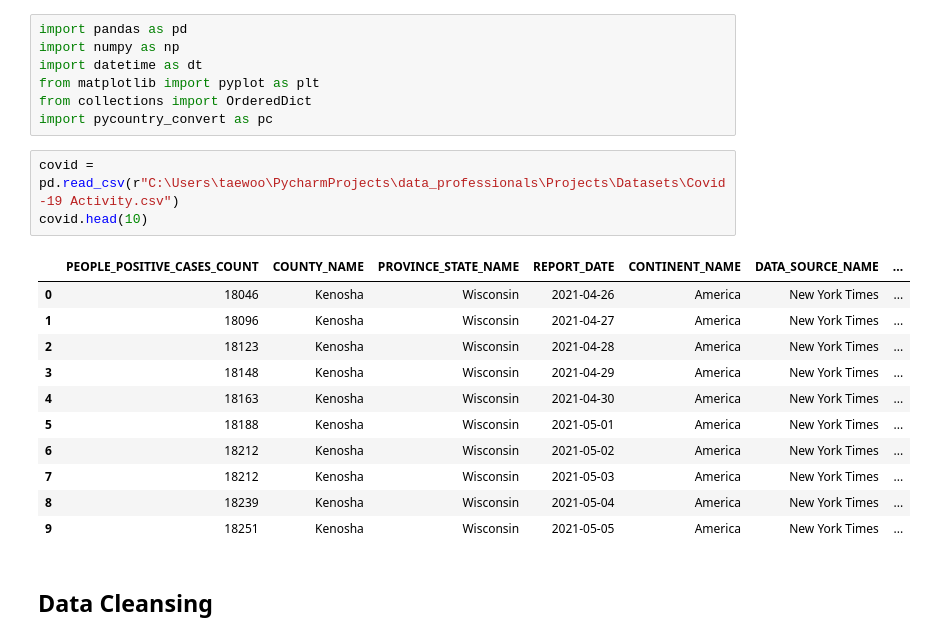
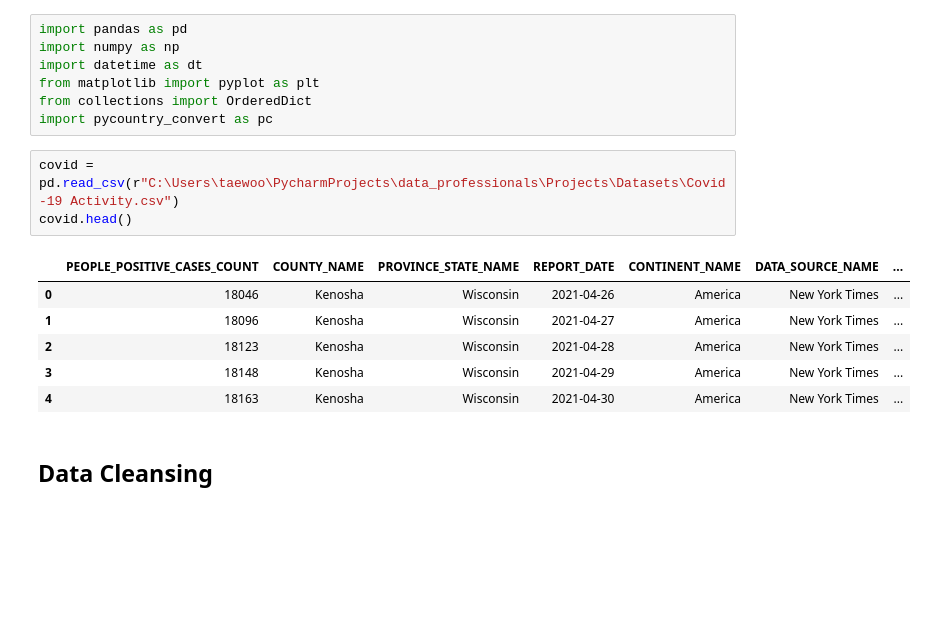
Before and after one commit to tw7366/Projects, a Jupyter notebook: Projects/Covid-19.ipynb, the cells around one changed output. Cells and saved outputs as stored; diff of their text form; blank space fills up the shorter version.

```diff
--- a/Projects/Covid-19.ipynb
+++ b/Projects/Covid-19.ipynb
@@ -13,19 +13,14 @@ from collections import OrderedDict
 import pycountry_convert as pc
 # %%
 covid = pd.read_csv(r"C:\Users\taewoo\PycharmProjects\data_professionals\Projects\Datasets\Covid-19 Activity.csv")
-covid.head(10)
+covid.head()
 # %% [output]
 |  | PEOPLE_POSITIVE_CASES_COUNT | COUNTY_NAME | PROVINCE_STATE_NAME | REPORT_DATE | CONTINENT_NAME | DATA_SOURCE_NAME | ... |
 | 0 | 18046 | Kenosha | Wisconsin | 2021-04-26 | America | New York Times | ... |
 | 1 | 18096 | Kenosha | Wisconsin | 2021-04-27 | America | New York Times | ... |
 | 2 | 18123 | Kenosha | Wisconsin | 2021-04-28 | America | New York Times | ... |
 | 3 | 18148 | Kenosha | Wisconsin | 2021-04-29 | America | New York Times | ... |
 | 4 | 18163 | Kenosha | Wisconsin | 2021-04-30 | America | New York Times | ... |
-| 5 | 18188 | Kenosha | Wisconsin | 2021-05-01 | America | New York Times | ... |
-| 6 | 18212 | Kenosha | Wisconsin | 2021-05-02 | America | New York Times | ... |
-| 7 | 18212 | Kenosha | Wisconsin | 2021-05-03 | America | New York Times | ... |
-| 8 | 18239 | Kenosha | Wisconsin | 2021-05-04 | America | New York Times | ... |
-| 9 | 18251 | Kenosha | Wisconsin | 2021-05-05 | America | New York Times | ... |
 # %% [markdown]
 ## Data Cleansing
 # %%
```
Also changed, not shown: parts of 23 cells of this notebook.
